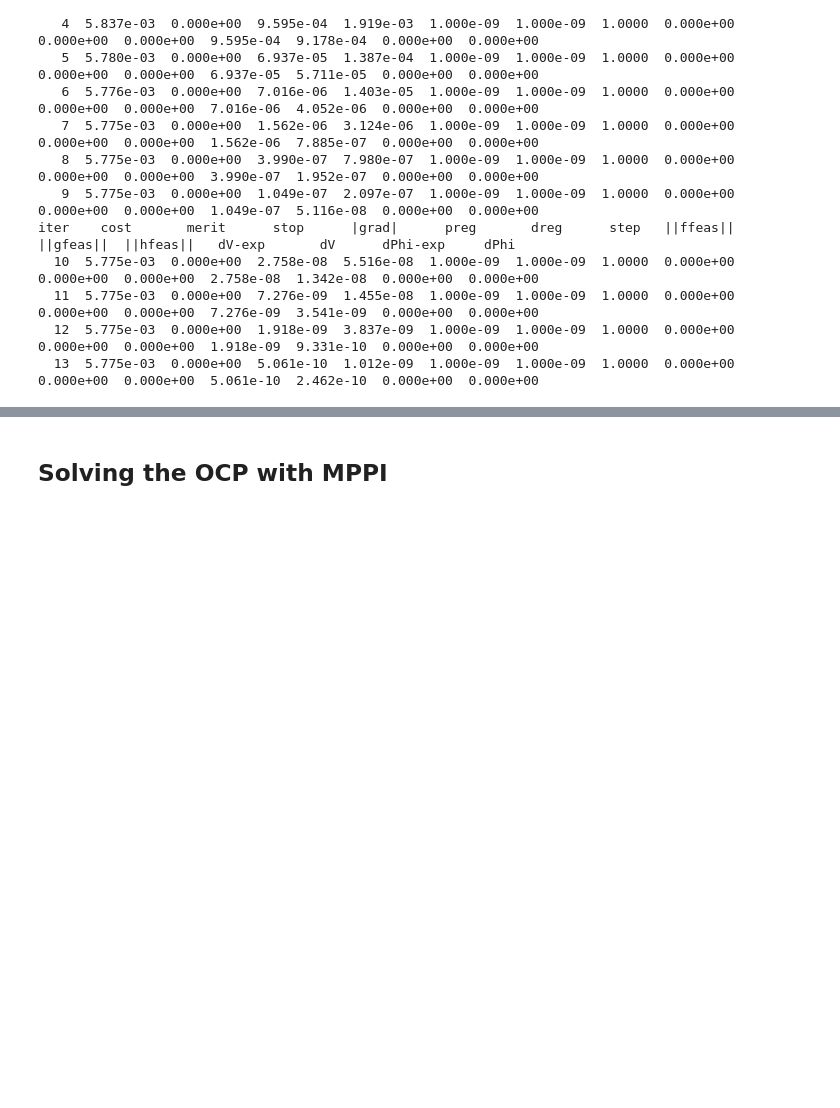
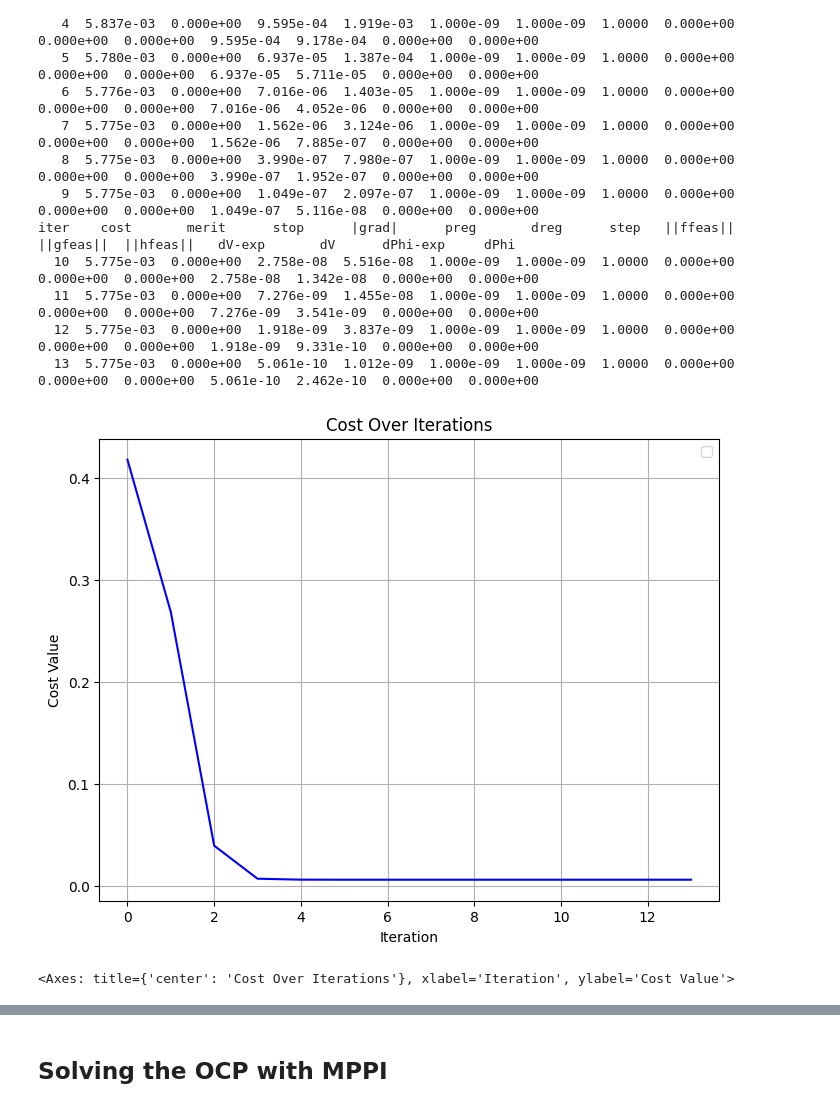
Before and after one commit to srete/mppi-vs-ddp-crocoddyl, a Jupyter notebook: 3_ panda_ddp_vs_mppi.ipynb, the cells around one changed output, grey strips where cells are left out. Drawn from its saved outputs; the diff is of its cells as text; code cells hidden in the pictures; blank space fills up the shorter version.

```diff
--- a/3_ panda_ddp_vs_mppi.ipynb
+++ b/3_ panda_ddp_vs_mppi.ipynb
@@ -169,14 +144,17 @@ iter    cost       merit      stop      |grad|      preg       dreg      step
 # %%
 log = ddp.getCallbacks()[0]
 u_opt_ddp = np.array(log.us)
 # plot_control_sequence(u_opt_ddp)
 
 x_opt_ddp = np.array(log.xs)
 ddp_costs = log.costs
 # plot_state_trajectory(x_opt_ddp)
 
-# plot_cost(log.costs)
+plot_cost(log.costs)
 # plot_convergence(log.costs)
+# %% [output]
+[figure, added]
+<Axes: title={'center': 'Cost Over Iterations'}, xlabel='Iteration', ylabel='Cost Value'>
 # %%
 # mppi_solver_check = MPPI(runningModel, terminalModel, HORIZON_LENGTH, 1, 1, np.full(7, 0.1))
 # x_opt_check, cost_check = mppi_solver_check.rollout_trajectory(robot_model.x0, u_opt_ddp)
```
Also changed, not shown: parts of 14 cells of this notebook, 7 other files.
